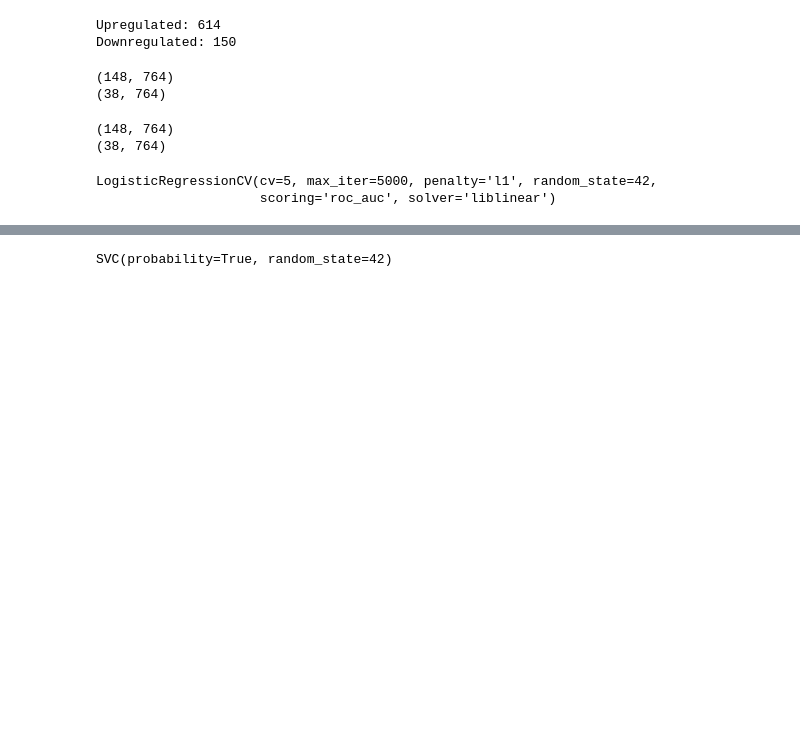
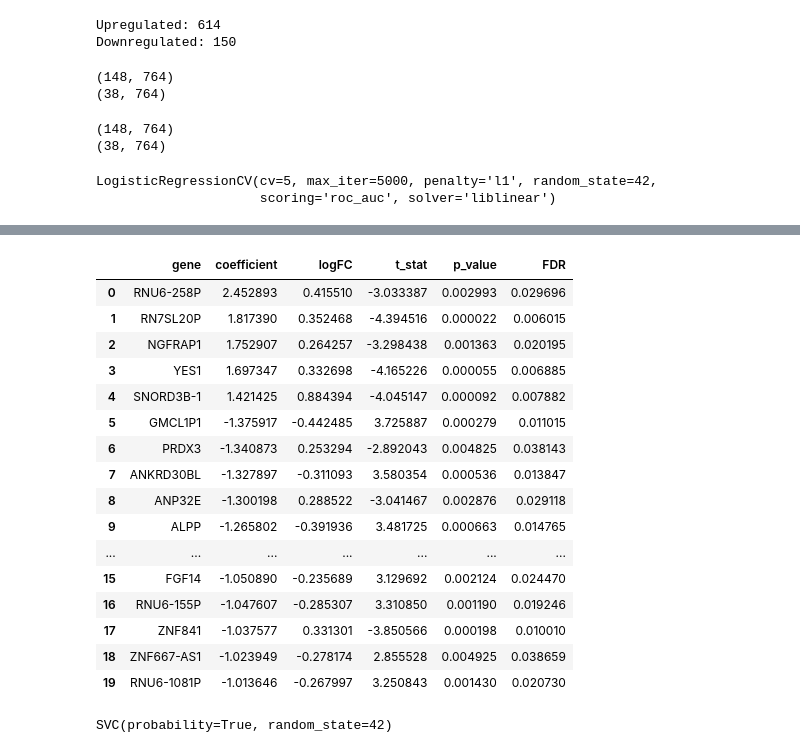
Before and after one commit to layakhosravi77-creator/ASD-Blood-Transcriptomic-Analysis, a Jupyter notebook: notebooks/01_data_exploration.ipynb, the cells around one changed output, grey strips where cells are left out. Cells and saved outputs as stored; diff of their text form; code cells hidden in the pictures; blank space fills up the shorter version.

```diff
--- a/notebooks/01_data_exploration.ipynb
+++ b/notebooks/01_data_exploration.ipynb
@@ -879,0 +1094,16 @@ print(X_test_svm.shape)
+# %%
+lasso_with_stats = selected_lasso_genes.merge(
+    significant_genes[['gene', 'logFC', 't_stat', 'p_value', 'FDR']],
+    on='gene',
+    how='left'
+)
+
+lasso_with_stats = lasso_with_stats[
+    ['gene', 'coefficient', 'logFC', 't_stat', 'p_value', 'FDR']
+].sort_values(
+    'coefficient',
+    key=abs,
+    ascending=False
+)
+
+lasso_with_stats
@@ -880,3 +1124,29 @@ print(X_test_svm.shape)
+# %%
+top_model_genes = lasso_with_stats.sort_values(
+    'coefficient',
+    key=abs,
+    ascending=False
+).head(20)
+
+top_model_genes
+# %% [output]
+|  | gene | coefficient | logFC | t_stat | p_value | FDR |
+| 0 | RNU6-258P | 2.452893 | 0.415510 | -3.033387 | 0.002993 | 0.029696 |
+| 1 | RN7SL20P | 1.817390 | 0.352468 | -4.394516 | 0.000022 | 0.006015 |
+| 2 | NGFRAP1 | 1.752907 | 0.264257 | -3.298438 | 0.001363 | 0.020195 |
+| 3 | YES1 | 1.697347 | 0.332698 | -4.165226 | 0.000055 | 0.006885 |
+| 4 | SNORD3B-1 | 1.421425 | 0.884394 | -4.045147 | 0.000092 | 0.007882 |
+| 5 | GMCL1P1 | -1.375917 | -0.442485 | 3.725887 | 0.000279 | 0.011015 |
+| 6 | PRDX3 | -1.340873 | 0.253294 | -2.892043 | 0.004825 | 0.038143 |
+| 7 | ANKRD30BL | -1.327897 | -0.311093 | 3.580354 | 0.000536 | 0.013847 |
+| 8 | ANP32E | -1.300198 | 0.288522 | -3.041467 | 0.002876 | 0.029118 |
+| 9 | ALPP | -1.265802 | -0.391936 | 3.481725 | 0.000663 | 0.014765 |
+| ... | ... | ... | ... | ... | ... | ... |
+| 15 | FGF14 | -1.050890 | -0.235689 | 3.129692 | 0.002124 | 0.024470 |
+| 16 | RNU6-155P | -1.047607 | -0.285307 | 3.310850 | 0.001190 | 0.019246 |
+| 17 | ZNF841 | -1.037577 | 0.331301 | -3.850566 | 0.000198 | 0.010010 |
+| 18 | ZNF667-AS1 | -1.023949 | -0.278174 | 2.855528 | 0.004925 | 0.038659 |
+| 19 | RNU6-1081P | -1.013646 | -0.267997 | 3.250843 | 0.001430 | 0.020730 |
 # %%
 from sklearn.preprocessing import StandardScaler
 
```
Also changed, not shown: parts of 48 cells of this notebook, 4 other files.
